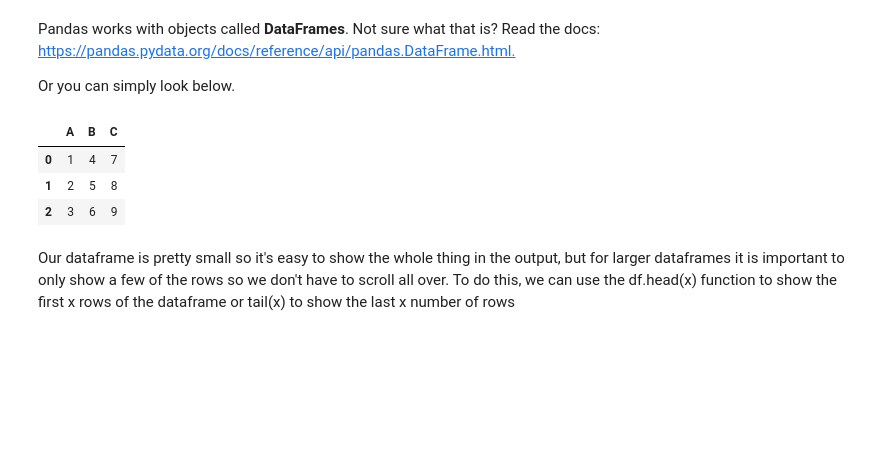
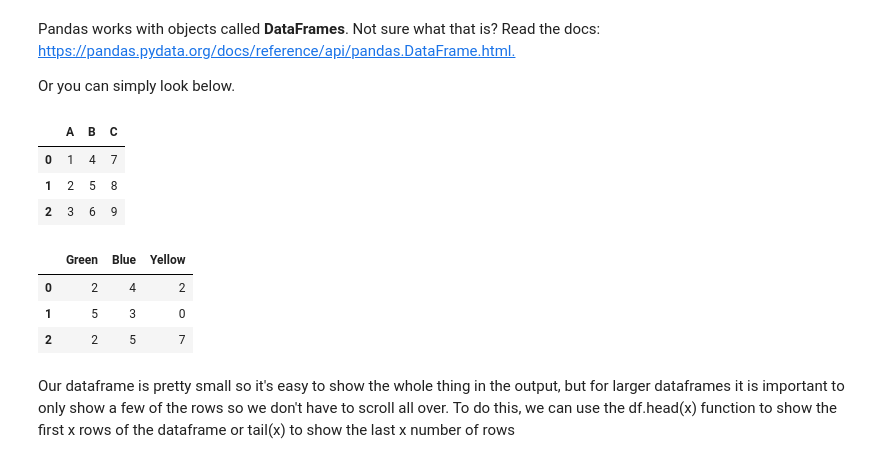
Before and after one commit to brip/SC22-BatchB-shimmering-pythons, a Jupyter notebook: Tekle/intro_to_python.ipynb, the cells around one changed output. Saved outputs shown, nothing was run; the diff lists cells and outputs as text; code cells hidden in the pictures; blank space fills up the shorter version.

```diff
--- a/Tekle/intro_to_python.ipynb
+++ b/Tekle/intro_to_python.ipynb
@@ -323,6 +401,15 @@ data
 | 0 | 1 | 4 | 7 |
 | 1 | 2 | 5 | 8 |
 | 2 | 3 | 6 | 9 |
+# %%
+import pandas as pd
+data = pd.DataFrame({'Green': [2,5,2], 'Blue': [4,3,5], 'Yellow': [2,0,7]})
+data
+# %% [output]
+|  | Green | Blue | Yellow |
+| 0 | 2 | 4 | 2 |
+| 1 | 5 | 3 | 0 |
+| 2 | 2 | 5 | 7 |
 # %% [markdown]
 Our dataframe is pretty small so it's easy to show the whole thing in the output, but for larger dataframes it is important to only show a few of the rows so we don't have to scroll all over. To do this, we can use the df.head\(x\) function to show the first x rows of the dataframe or tail\(x\) to show the last x number of rows
 # %%
```
Also changed, not shown: parts of 15 cells of this notebook, 20 other files.
